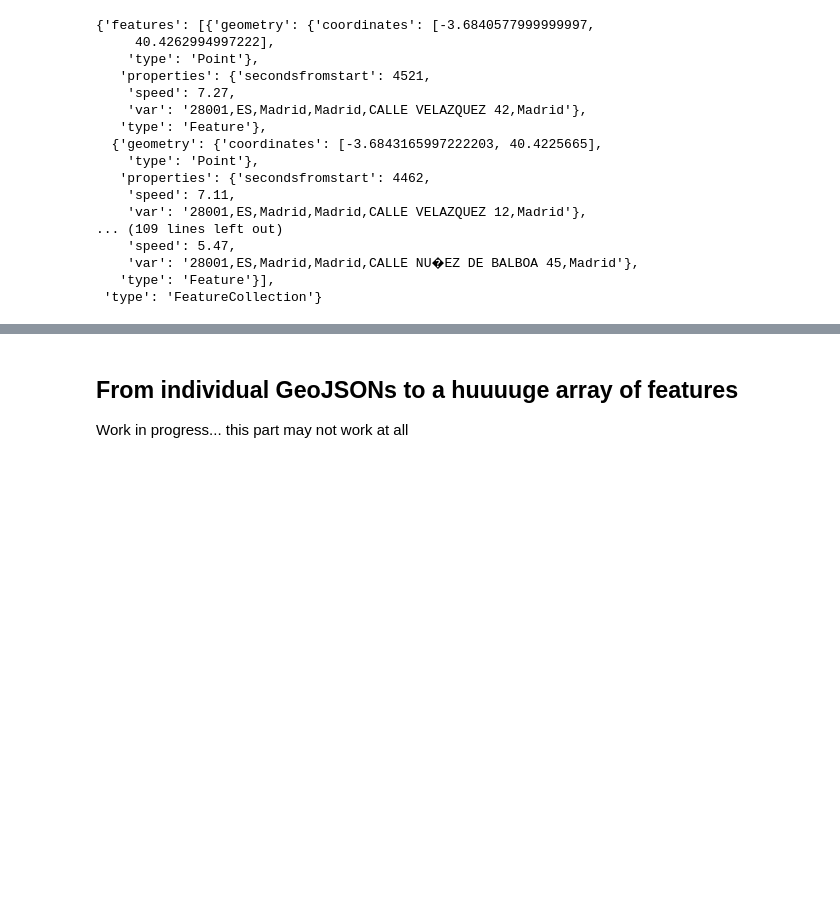
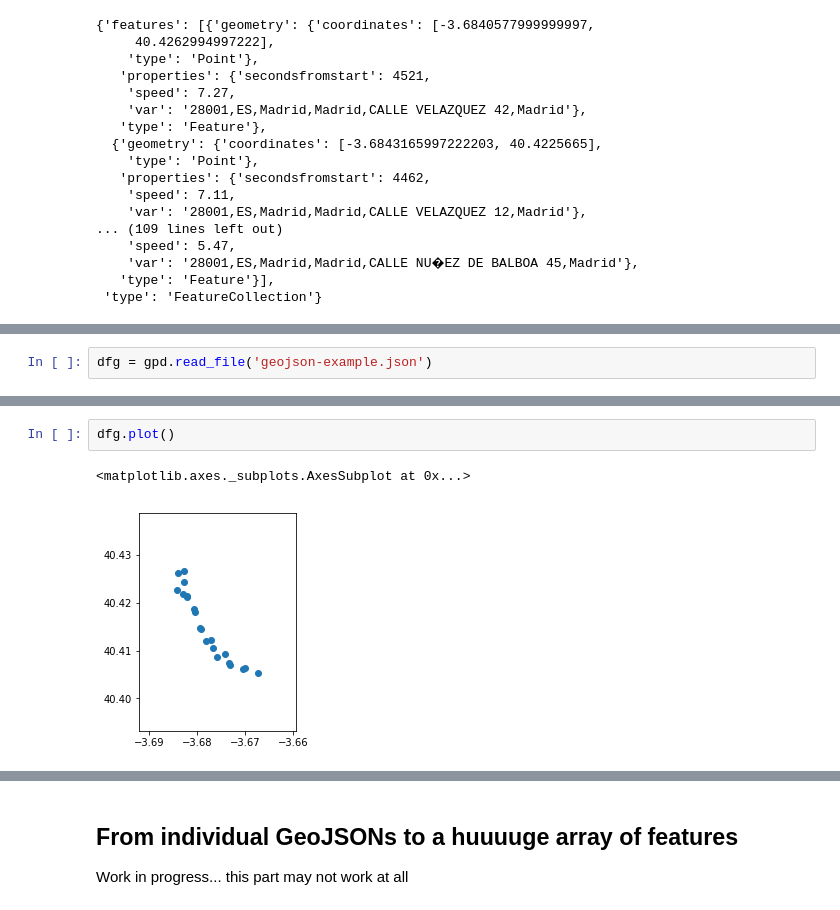
Before and after one commit to rameerez/bicimad-data-analysis, a Jupyter notebook: bicimad-geospatial-data-analysis.ipynb, the cells around one changed output, grey strips where cells are left out. Cells and saved outputs as stored; diff of their text form; blank space fills up the shorter version.

```diff
--- a/bicimad-GPS-tracks-analysis.ipynb
+++ b/bicimad-geospatial-data-analysis.ipynb
@@ -158,0 +167,2 @@ df_with_tracks[df_with_tracks['user_type'] == 1].sort_values(by=['travel_time'],
+# %%
+dfg = gpd.read_file('geojson-example.json')
@@ -158,0 +189,5 @@ df_with_tracks[df_with_tracks['user_type'] == 1].sort_values(by=['travel_time'],
+# %%
+dfg.plot()
+# %% [output]
+<matplotlib.axes._subplots.AxesSubplot at 0x...>
+[figure, added]
```
Also changed, not shown: parts of 9 cells of this notebook, 7 other files.
